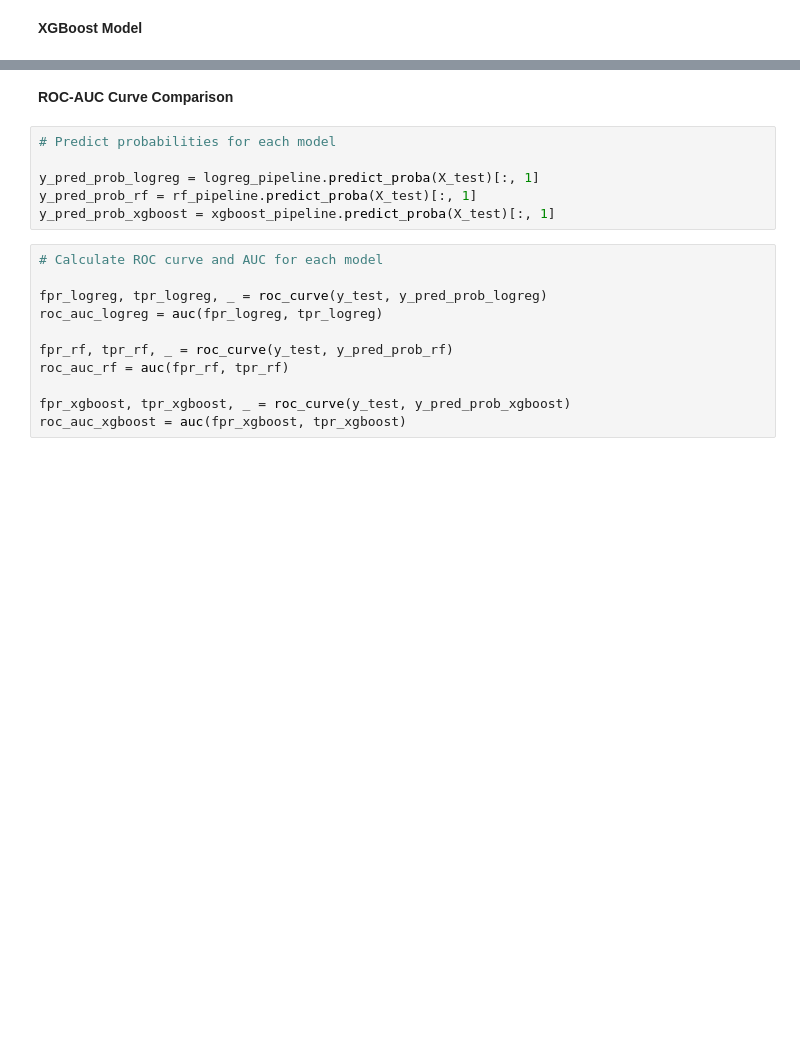
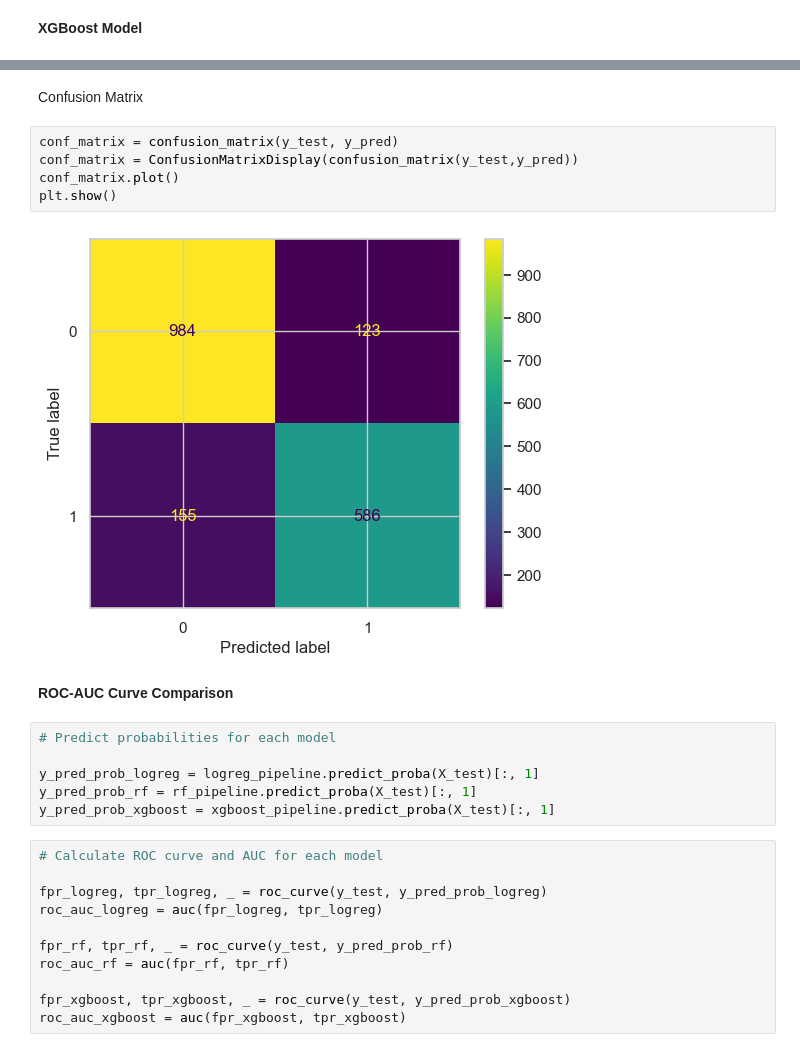
Before and after one commit to cheszn/Fiscal_Fortune_Finders, a Jupyter notebook: Leads_Feature_Engineering_And_Pipeline.ipynb, the cells around one changed output, grey strips where cells are left out. Drawn from its saved outputs; the diff is of its cells as text; blank space fills up the shorter version.

```diff
--- a/Leads_Feature_Engineering_And_Pipeline.ipynb
+++ b/Leads_Feature_Engineering_And_Pipeline.ipynb
@@ -369,3 +393,12 @@ weighted avg       0.83      0.83      0.83      1848
+# %% [markdown]
+Confusion Matrix
+# %%
+conf_matrix = confusion_matrix(y_test, y_pred)
+conf_matrix = ConfusionMatrixDisplay(confusion_matrix(y_test,y_pred))
+conf_matrix.plot()
+plt.show()
+# %% [output]
+[figure, added]
 # %% [markdown]
 **ROC-AUC Curve Comparison**
 # %%
```
Also changed, not shown: parts of 25 cells of this notebook, 1 other file.
